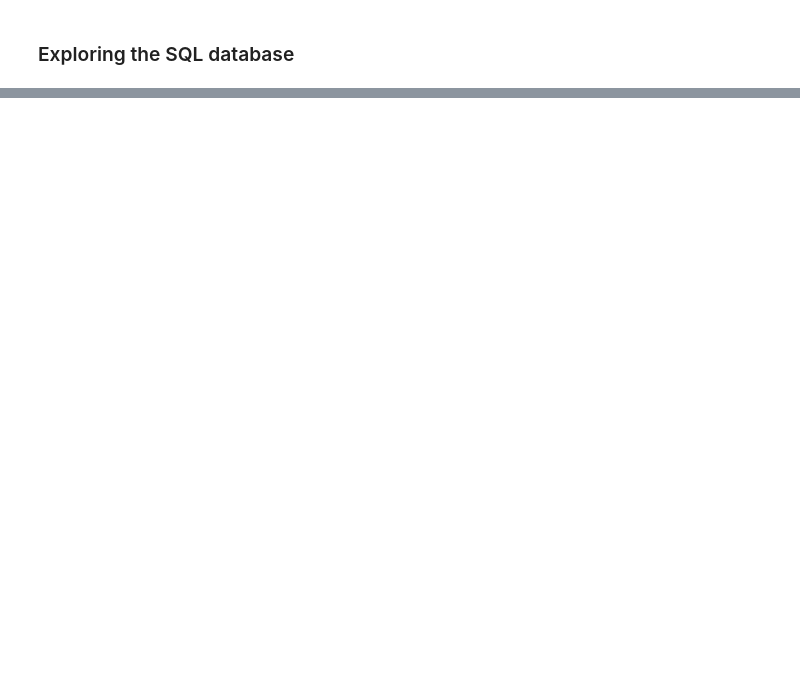
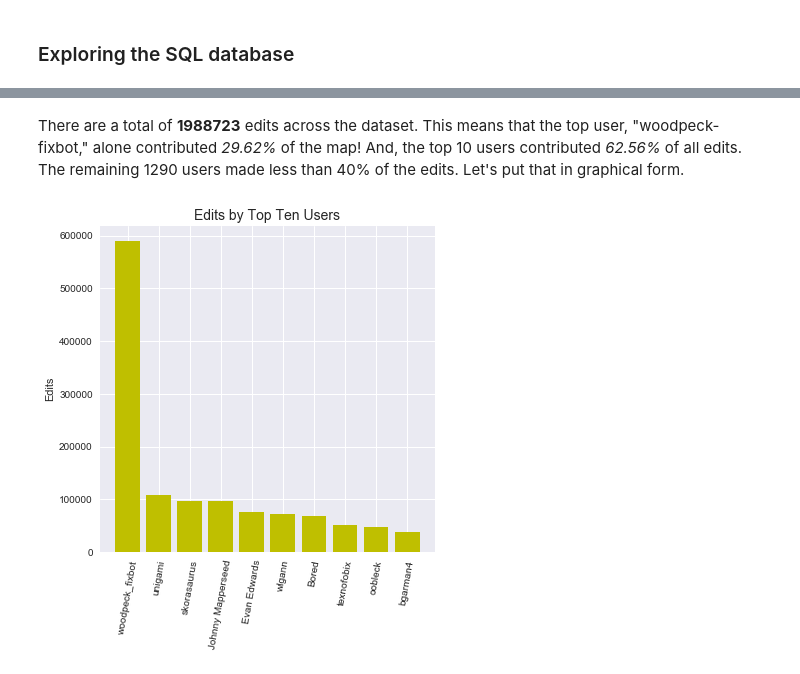
Before and after one commit to WillKoehrsen/Udacity-Data-Analyst-Nanodegree, a Jupyter notebook: Project Materials/P3 Materials/Cleveland OpenStreetMap Data Wrangling.ipynb, the cells around one changed output, grey strips where cells are left out. Saved outputs shown, nothing was run; the diff lists cells and outputs as text; code cells hidden in the pictures; blank space fills up the shorter version.

```diff
--- a/Project Materials/P3 Materials/Cleveland OpenStreetMap Data Wrangling.ipynb
+++ b/Project Materials/P3 Materials/Cleveland OpenStreetMap Data Wrangling.ipynb
@@ -224,0 +400,23 @@ does not exist
+# %%
+import sqlite3
+import pandas as pd
+import seaborn as sns
+import numpy as np
+import matplotlib.pyplot as plt
+% matplotlib inline
+
+# Establish a connection to the SQL database
+database = "ClevelandOpenStreetMap.db"
+conn = sqlite3.connect(database)
+c = conn.cursor()
+
+query = ("SELECT editer.user, count(*) as edits FROM \
+(SELECT user FROM nodes \
+ UNION ALL SELECT user FROM ways\
+ UNION ALL SELECT user FROM relations) as editer \
+ GROUP BY editer.user \
+ ORDER BY edits DESC") \
+
+users_df = pd.DataFrame(c.execute(query).fetchall())
+users_df.rename(columns={0: 'User', 1: 'Edits'},inplace=True)
+print(users_df.describe())
@@ -224,0 +446,24 @@ does not exist
+# %% [markdown]
+There are a total of __1988723__ edits across the dataset. This means that the top user, "woodpeck-fixbot," alone contributed _29.62%_ of the map! And, the top 10 users contributed _62.56%_ of all edits. The remaining 1290 users made less than 40% of the edits. Let's put that in graphical form.
+# %%
+
+query = ("SELECT editer.user, count(*) as edits FROM \
+(SELECT user FROM nodes \
+ UNION ALL SELECT user FROM ways \
+ UNION ALL SELECT user FROM relations) as editer \
+ GROUP BY editer.user \
+ ORDER BY edits DESC \
+ LIMIT 10")
+
+top_ten_df = pd.DataFrame(c.execute(query).fetchall())
+top_ten_df.rename(columns={0: 'User', 1: 'Edits'}, inplace=True)
+labels = list(top_ten_df['User'])
+# %%
+fig, ax = plt.subplots(figsize=(6,6))
+ind = np.arange(10)
+ax.bar(ind, top_ten_df['Edits'], width =0.8, color='y')
+ax.set_xticks(ind)
+ax.set_xticklabels(labels, rotation = 80)
+plt.title('Edits by Top Ten Users', size = 14); plt.ylabel('Edits');
+# %% [output]
+[figure, added]
```
Also changed, not shown: parts of 42 cells of this notebook, 7 other files.
